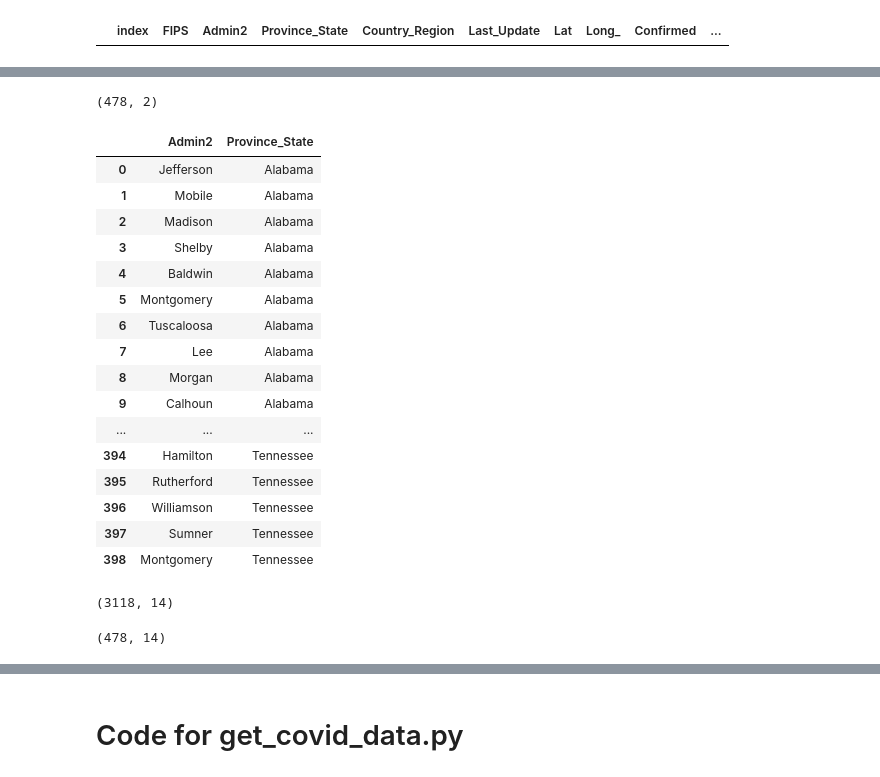
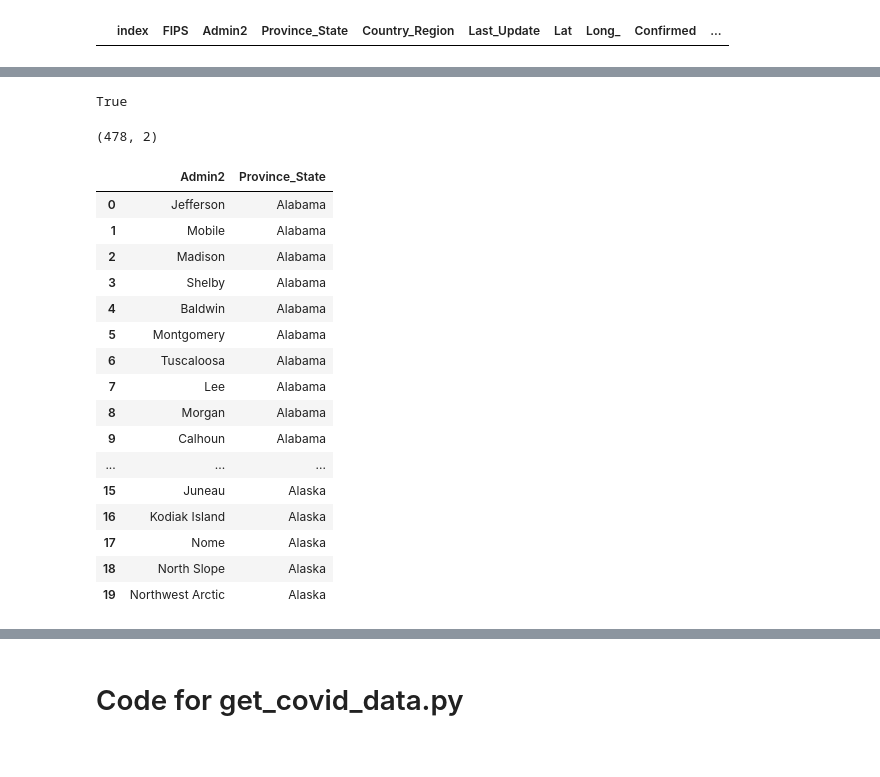
Before and after one commit to georgepappy/DataEngineering, a Jupyter notebook: FINAL_PROJECT/Code/development_notebooks/code_development_notebook.ipynb, the cells around one changed output, grey strips where cells are left out. Drawn from its saved outputs; the diff is of its cells as text; code cells hidden in the pictures.

```diff
--- a/FINAL_PROJECT/Code/development_notebooks/code_development_notebook.ipynb
+++ b/FINAL_PROJECT/Code/development_notebooks/code_development_notebook.ipynb
@@ -44,12 +44,9 @@ df2.head()
 | 676 | 1007.0 | Bibb | Alabama | US | 2022-02-02 04:21:09 | 32.996421 | -87.125115 | 6130 | 96 | ... |
 | 677 | 1009.0 | Blount | Alabama | US | 2022-02-02 04:21:09 | 33.982109 | -86.567906 | 14096 | 207 | ... |
 # %%
-pd.set_option('display.max_rows', None)
-pd.set_option('display.max_columns', None)
-
 df2 = df2.groupby('Province_State').apply(lambda x: x.sort_values(['Confirmed'], ascending=False)).reset_index(drop=True).groupby('Province_State').head(10).reset_index()
 print(df2.shape)
-df2
+df2.head(20)
 # %% [output]
 (478, 15)
 |  | index | FIPS | Admin2 | Province_State | Country_Region | Last_Update | Lat | Long_ | Confirmed | ... |
@@ -112,39 +75,30 @@ for link in BeautifulSoup(html.text, parse_only=SoupStrainer('a'), features="lxm
 # %%
 admin2_list = pd.read_csv('admin2_list.csv')
+# %%
+df2[['Admin2', 'Province_State']].equals(admin2_list)
+# %% [output]
+True
 # %%
 admin2_list.values.shape
 # %% [output]
 (478, 2)
 # %%
-admin2_list
+admin2_list.head(20)
 # %% [output]
 |  | Admin2 | Province_State |
 | 0 | Jefferson | Alabama |
 | 1 | Mobile | Alabama |
 | 2 | Madison | Alabama |
 | 3 | Shelby | Alabama |
 | 4 | Baldwin | Alabama |
 | 5 | Montgomery | Alabama |
 | 6 | Tuscaloosa | Alabama |
 | 7 | Lee | Alabama |
 | 8 | Morgan | Alabama |
 | 9 | Calhoun | Alabama |
 | ... | ... | ... |
-| 394 | Hamilton | Tennessee |
-| 395 | Rutherford | Tennessee |
-| 396 | Williamson | Tennessee |
-| 397 | Sumner | Tennessee |
-| 398 | Montgomery | Tennessee |
+| 15 | Juneau | Alaska |
+| 16 | Kodiak Island | Alaska |
+| 17 | Nome | Alaska |
+| 18 | North Slope | Alaska |
+| 19 | Northwest Arctic | Alaska |
-# %%
-df = df[(df['Country_Region'] == 'US') & (~df['Lat'].isna()) & (df['Province_State'].isin(states)) & (~df['FIPS'].isna())]
-df.shape
-# %% [output]
-(3118, 14)
-# %%
-df['new_key'] = df['Admin2'] + '_' + df['Province_State']
-admin2_list['new_key'] = admin2_list['Admin2'] + '_' + admin2_list['Province_State']
-
-df = df.loc[df['new_key'].isin(admin2_list['new_key'])].reset_index(drop=True).drop(columns='new_key')
-df.shape
-# %% [output]
-(478, 14)
```
Also changed, not shown: parts of 5 cells of this notebook, 1 other file.
